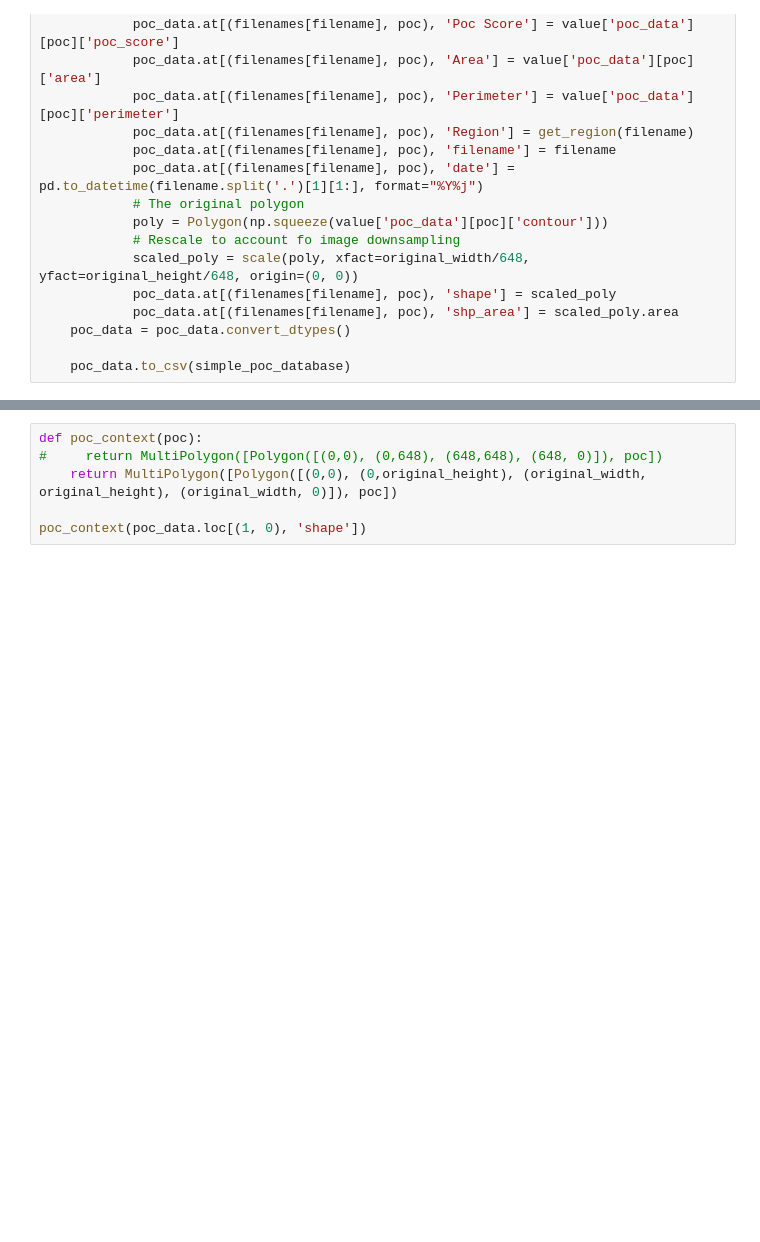
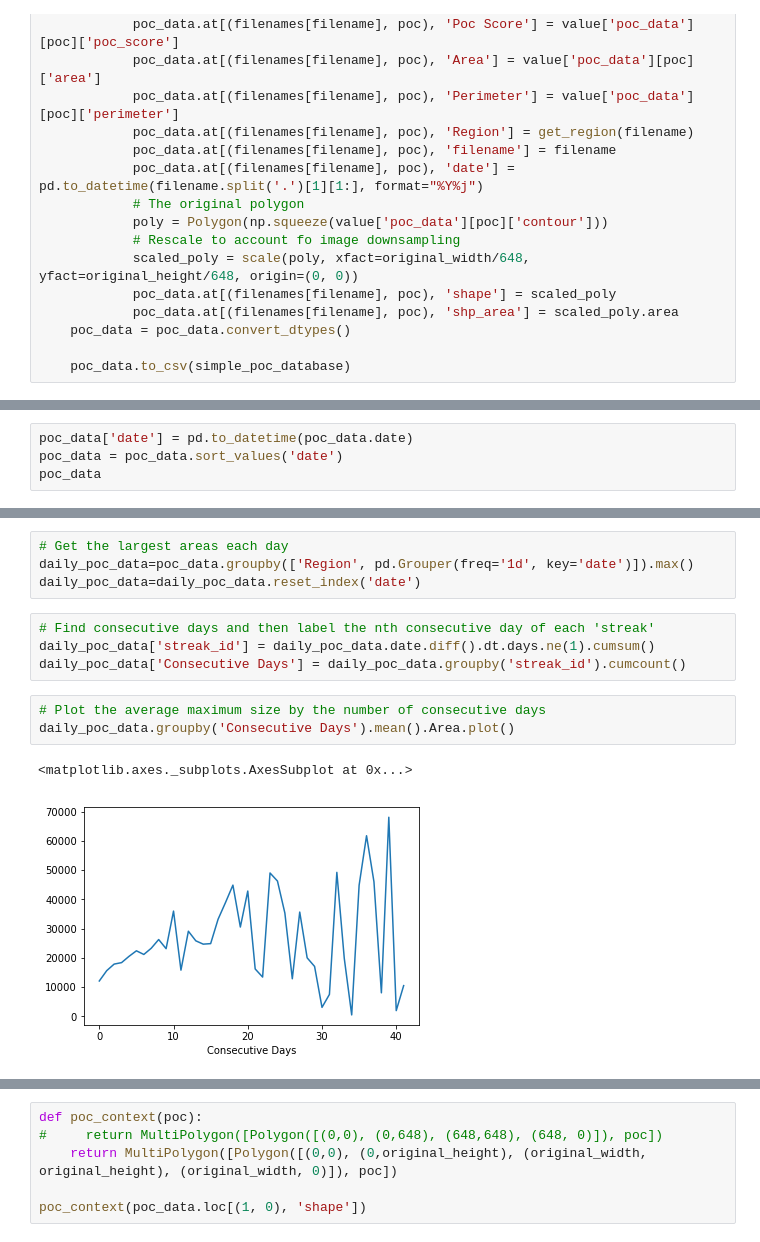
Before and after one commit to duncanwp/MPhys-Project, a Jupyter notebook: data_analysis/basic_POC_analysis.ipynb, the cells around one changed output, grey strips where cells are left out. Drawn from its saved outputs; the diff is of its cells as text; blank space fills up the shorter version.

Commit message:
Adding a consecutive day analysis

```diff
--- a/data_analysis/basic_POC_analysis.ipynb
+++ b/data_analysis/basic_POC_analysis.ipynb
@@ -89,0 +73,4 @@ poc_data
+# %%
+poc_data['date'] = pd.to_datetime(poc_data.date)
+poc_data = poc_data.sort_values('date')
+poc_data
@@ -89,0 +91,14 @@ poc_data
+# %%
+# Get the largest areas each day
+daily_poc_data=poc_data.groupby(['Region', pd.Grouper(freq='1d', key='date')]).max()
+daily_poc_data=daily_poc_data.reset_index('date')
+# %%
+# Find consecutive days and then label the nth consecutive day of each 'streak'
+daily_poc_data['streak_id'] = daily_poc_data.date.diff().dt.days.ne(1).cumsum()
+daily_poc_data['Consecutive Days'] = daily_poc_data.groupby('streak_id').cumcount()
+# %%
+# Plot the average maximum size by the number of consecutive days
+daily_poc_data.groupby('Consecutive Days').mean().Area.plot()
+# %% [output]
+<matplotlib.axes._subplots.AxesSubplot at 0x...>
+[figure, added]
```
Also changed, not shown: parts of 10 cells of this notebook.
